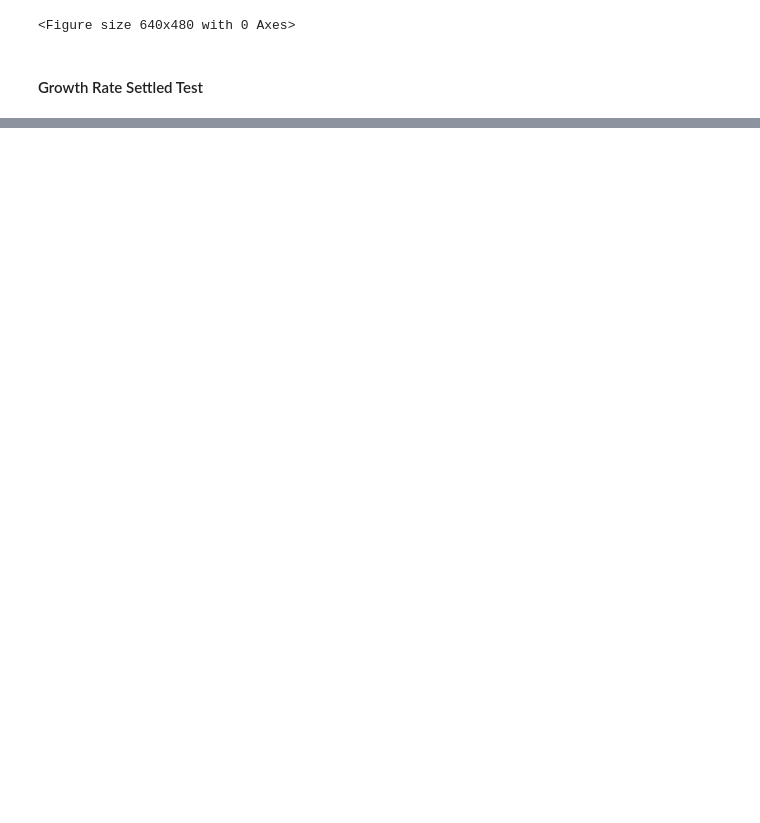
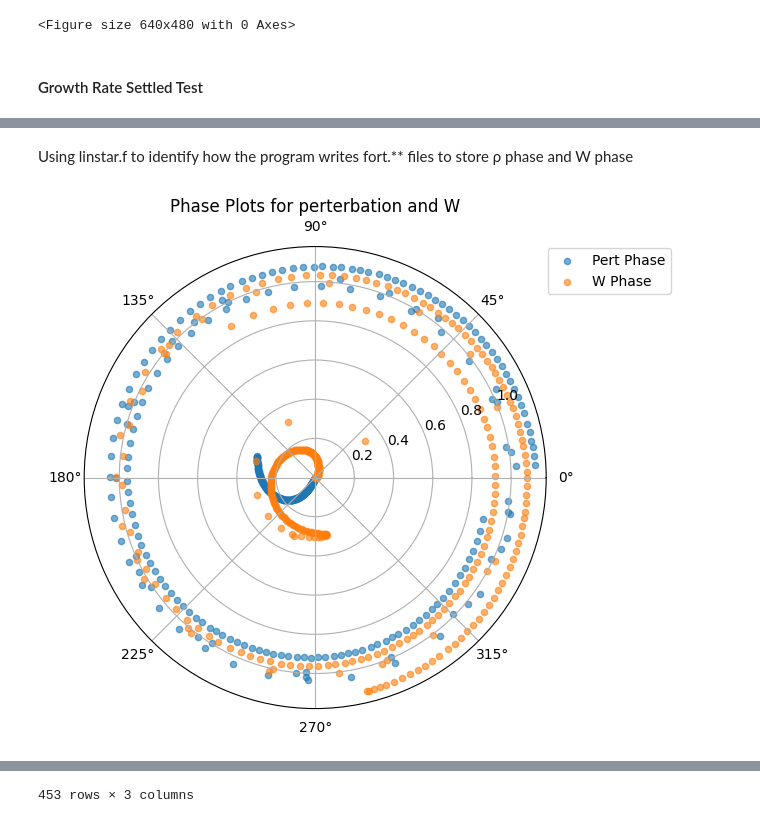
Before and after one commit to Hannahs-Jackson/Galactic_Formation_Hadley, a Jupyter notebook: Analysis_Tool.ipynb, the cells around one changed output, grey strips where cells are left out. Saved outputs shown, nothing was run; the diff lists cells and outputs as text; code cells hidden in the pictures; blank space fills up the shorter version.

Commit message:
Start of phase plots

```diff
--- a/Analysis_Tool.ipynb
+++ b/Analysis_Tool.ipynb
@@ -383,0 +329,71 @@ Slope for S_gr_outer_amp: 2.24196716
+# %% [markdown]
+Using linstar.f to identify how the program writes fort.** files to store ρ phase and W phase
+# %%
+def Phase_Plot(target_folder, m, save_graph, view_graph):
+    # column names from fort.** files (ref linstar.f)
+    col_name_pert_phase =['phase5','rnorm(j)','ph180','ph90','ph270']
+    col_name_W_phase = ['wphase','rnorm(j)','wph180','wph90','wph270']
+
+    # import dataframes
+    phase_pert_df = pd.read_csv(target_folder / "fort.53", names=col_name_pert_phase, header=None, sep='\s+')
+    phase_W_df = pd.read_csv(target_folder / "fort.63", names=col_name_W_phase, header=None, sep='\s+')
+
+    # Keep only the first two columns
+    phase_pert_df = phase_pert_df[['rnorm(j)', 'phase5']]
+    phase_W_df = phase_W_df[['rnorm(j)', 'wphase']]
+
+    # Merge on 'rnorm(j)'
+    phase_full_df = pd.merge(phase_pert_df, phase_W_df, on='rnorm(j)', how='inner')
+
+    # Graphing Phases
+    fig, ax = plt.subplots(figsize=(8, 6), subplot_kw={'projection': 'polar'})  # Create polar figure
+
+    S= 20
+
+    ax.scatter(phase_full_df['phase5'], phase_full_df['rnorm(j)'], label=f'Pert Phase', alpha=0.6, s=S)
+    ax.scatter(phase_full_df['wphase'], phase_full_df['rnorm(j)'], label=f'W Phase', alpha=0.6, s=S)
+
+    # Adding labels and title
+    # plt.xlabel('MIRP')
+    # plt.ylabel(r'log($\omega$ Amplitude)')
+    plt.title('Phase Plots for perterbation and W')
+
+    # Displaying the legend outside of the plot
+    plt.legend(loc='upper left', bbox_to_anchor=(1, 1), borderaxespad=0.1)
+
+        # Save the figure before displaying
+    if save_graph:
+        save_path = target_folder / f"Phase_Plots_{target_folder.name}.png"
+        plt.savefig(save_path, dpi=600, bbox_inches='tight')
+
+    # Show the plot
+    if view_graph:
+        plt.show()
+
+    plt.close()
+    return(phase_full_df)
+
+def Deploy_Phase_Plot(view_graph, save_graph):
+    # Path for models to be plotted (settled models only)
+    settled_models_path = Path("..", "Data_Galactic_Formation", "Models", "Settled_Models").resolve()
+
+    # For loop that deploys plotting the phase of the perterbation and W
+    for target_folder in settled_models_path.iterdir():
+        # Verify only directories are targeted
+        if not target_folder.is_dir():
+            continue  # Skip if not a directory
+
+        # Verify target model contains required files fort.22 & fort.23
+        if not (target_folder / "fort.53").exists() or not (target_folder / "fort.63").exists():
+            print(f"Warning: {target_folder.name} is missing fort.53 or fort.63")
+            continue  # Skip this folder if fort.22 or fort.23 is missing
+
+        m_val = int(target_folder.name[-1])
+        # Deploy and Sort models based on Global Growth Rate test results
+        Plot_of_Phases = Phase_Plot(target_folder, m=m_val, save_graph=save_graph, view_graph=view_graph)
+
+        return(Plot_of_Phases)
+
+Deploy_Phase_Plot(view_graph=True, save_graph=False)
+# %% [output]
+[figure, added]
@@ -383,0 +412 @@ Slope for S_gr_outer_amp: 2.24196716
+453 rows × 3 columns
```
Also changed, not shown: parts of 5 cells of this notebook, 7 other files.
